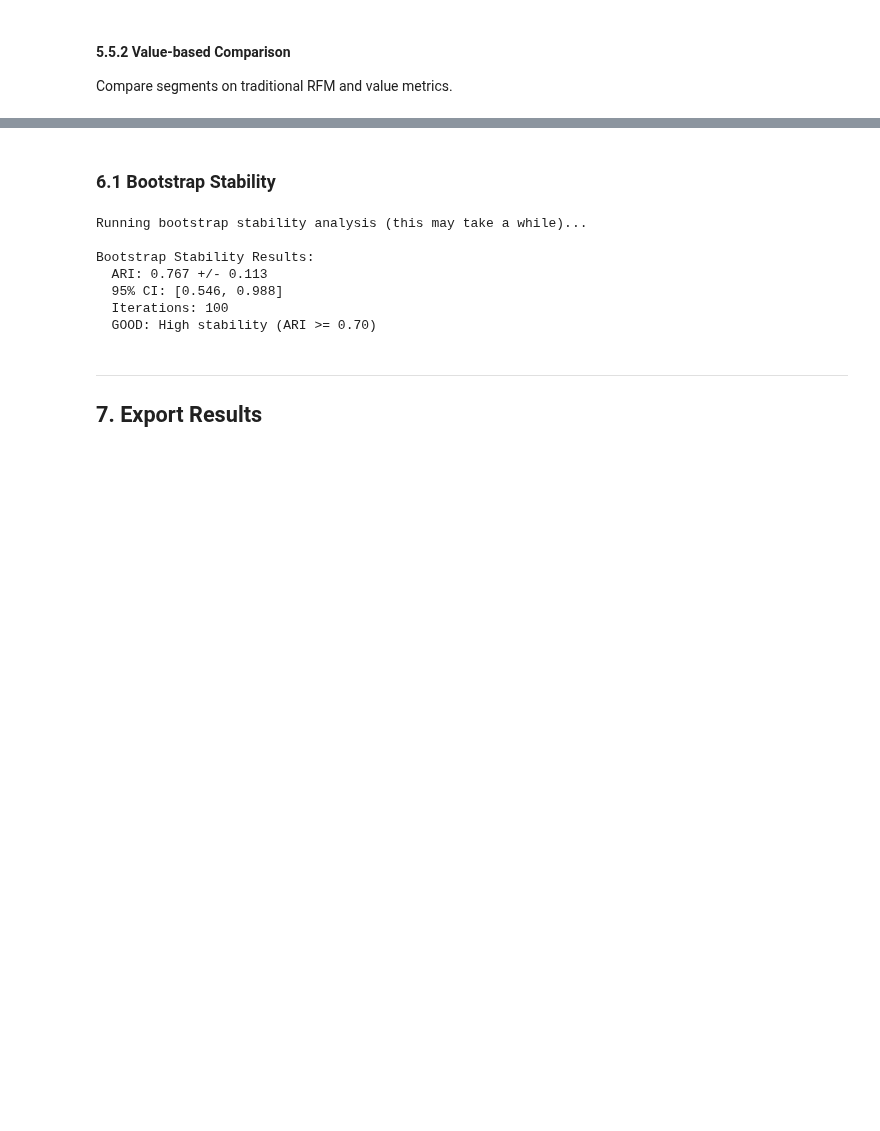
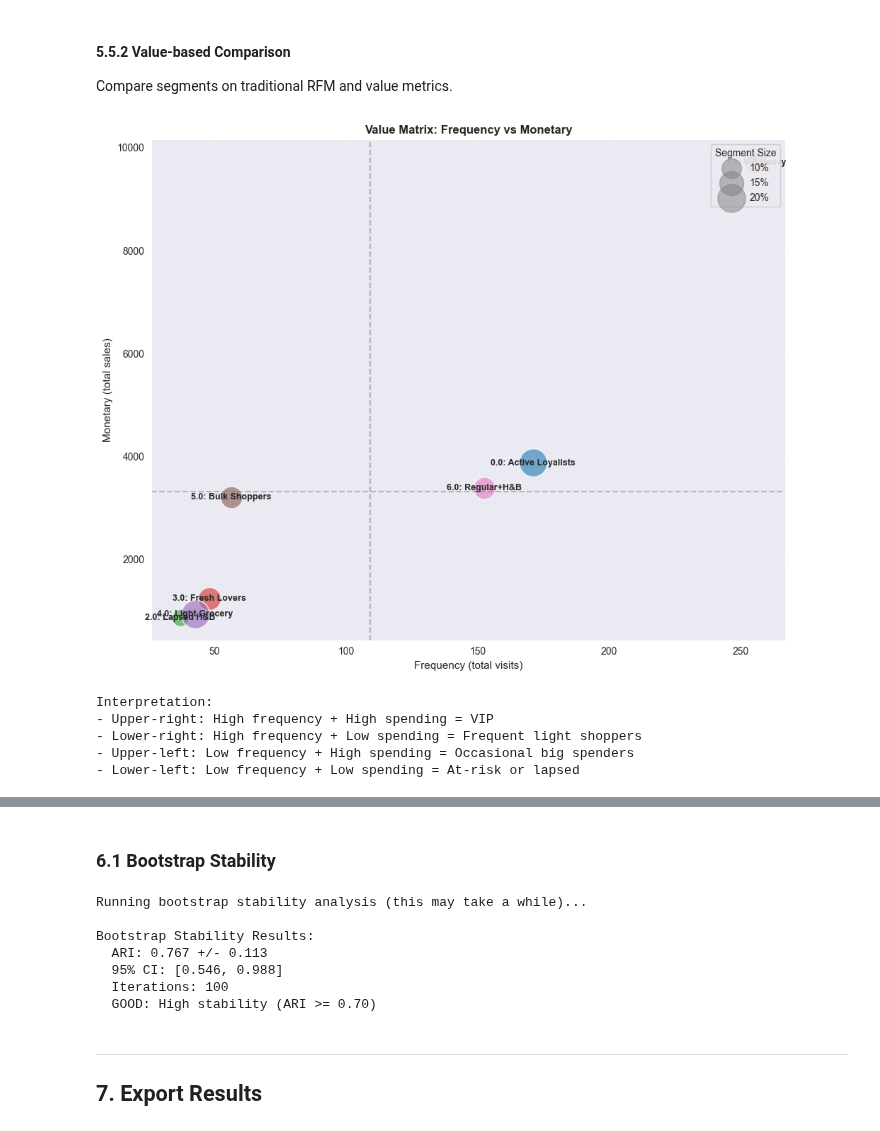
Before and after one commit to tae73/side-projects, a Jupyter notebook: projects/segmentation_dunnhumby/notebook/02_exploratory_segments.ipynb, the cells around one changed output, grey strips where cells are left out. Saved outputs shown, nothing was run; the diff lists cells and outputs as text; code cells hidden in the pictures; blank space fills up the shorter version.

Commit message:
add codes to plot the bubble charts with metrics

```diff
--- a/projects/segmentation_dunnhumby/notebook/02_exploratory_segments.ipynb
+++ b/projects/segmentation_dunnhumby/notebook/02_exploratory_segments.ipynb
@@ -1304,3 +1330,36 @@ print("- Lower-left: Neither (grocery-general focused)")
 #### 5.5.2 Value-based Comparison
 
 Compare segments on traditional RFM and value metrics.
+# %%
+# Chart D: Frequency vs Monetary (RF value matrix)
+# Classic RFM-style: visit frequency vs total spending
+
+fig, ax = plt.subplots(figsize=(10, 8))
+
+plot_cluster_bubble(
+    df=df_segments,
+    x_col='frequency',
+    y_col='monetary_sales',
+    segment_col='segment',
+    segment_names=SEGMENT_NAMES_DISPLAY,
+    xlabel='Frequency (total visits)',
+    ylabel='Monetary (total sales)',
+    title='Value Matrix: Frequency vs Monetary',
+    ax=ax,
+    size_scale=4000,
+)
+
+plt.show()
+
+print("Interpretation:")
+print("- Upper-right: High frequency + High spending = VIP")
+print("- Lower-right: High frequency + Low spending = Frequent light shoppers")
+print("- Upper-left: Low frequency + High spending = Occasional big spenders")
+print("- Lower-left: Low frequency + Low spending = At-risk or lapsed")
+# %% [output]
+[figure, added]
+Interpretation:
+- Upper-right: High frequency + High spending = VIP
+- Lower-right: High frequency + Low spending = Frequent light shoppers
+- Upper-left: Low frequency + High spending = Occasional big spenders
+- Lower-left: Low frequency + Low spending = At-risk or lapsed
```
Also changed, not shown: parts of 11 cells of this notebook.
